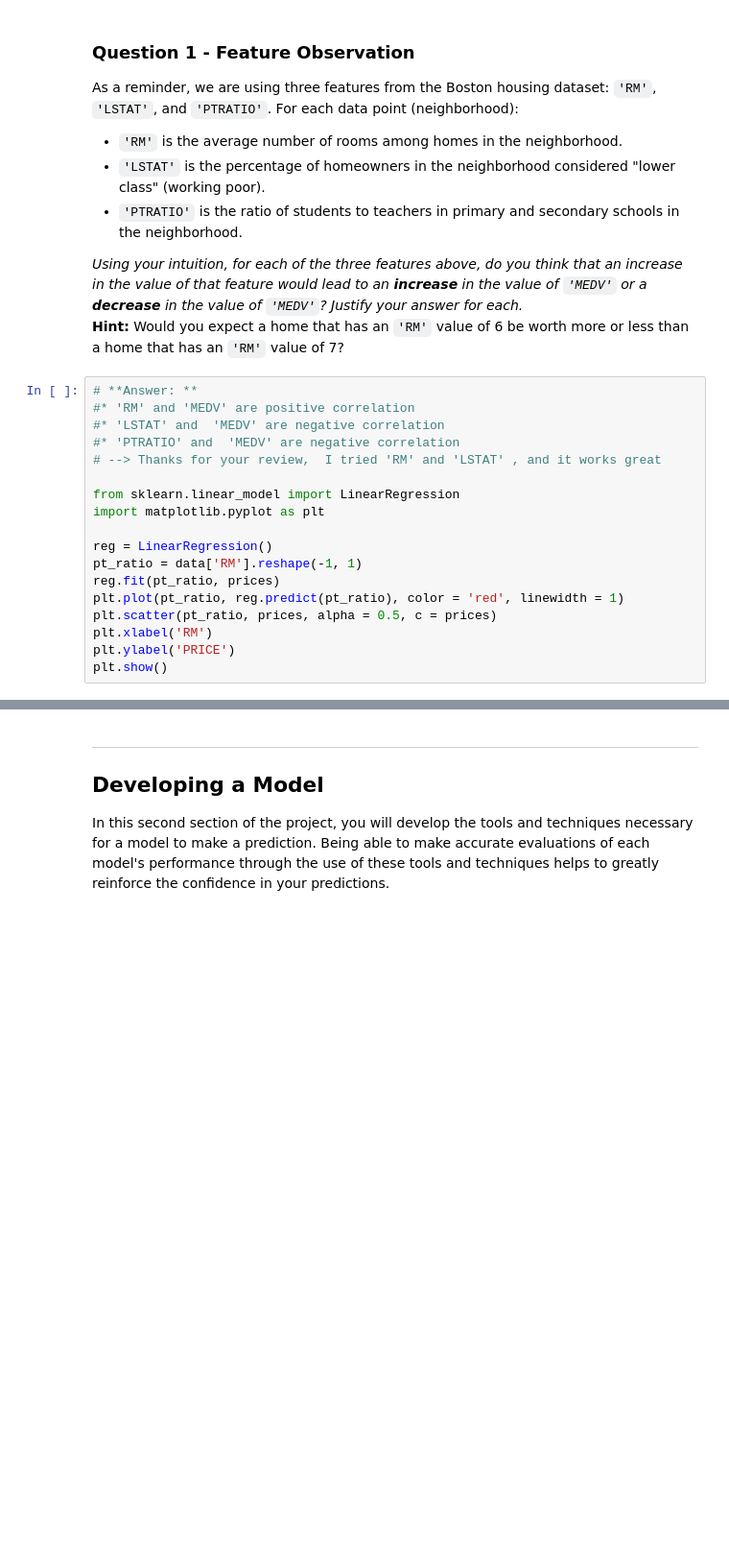
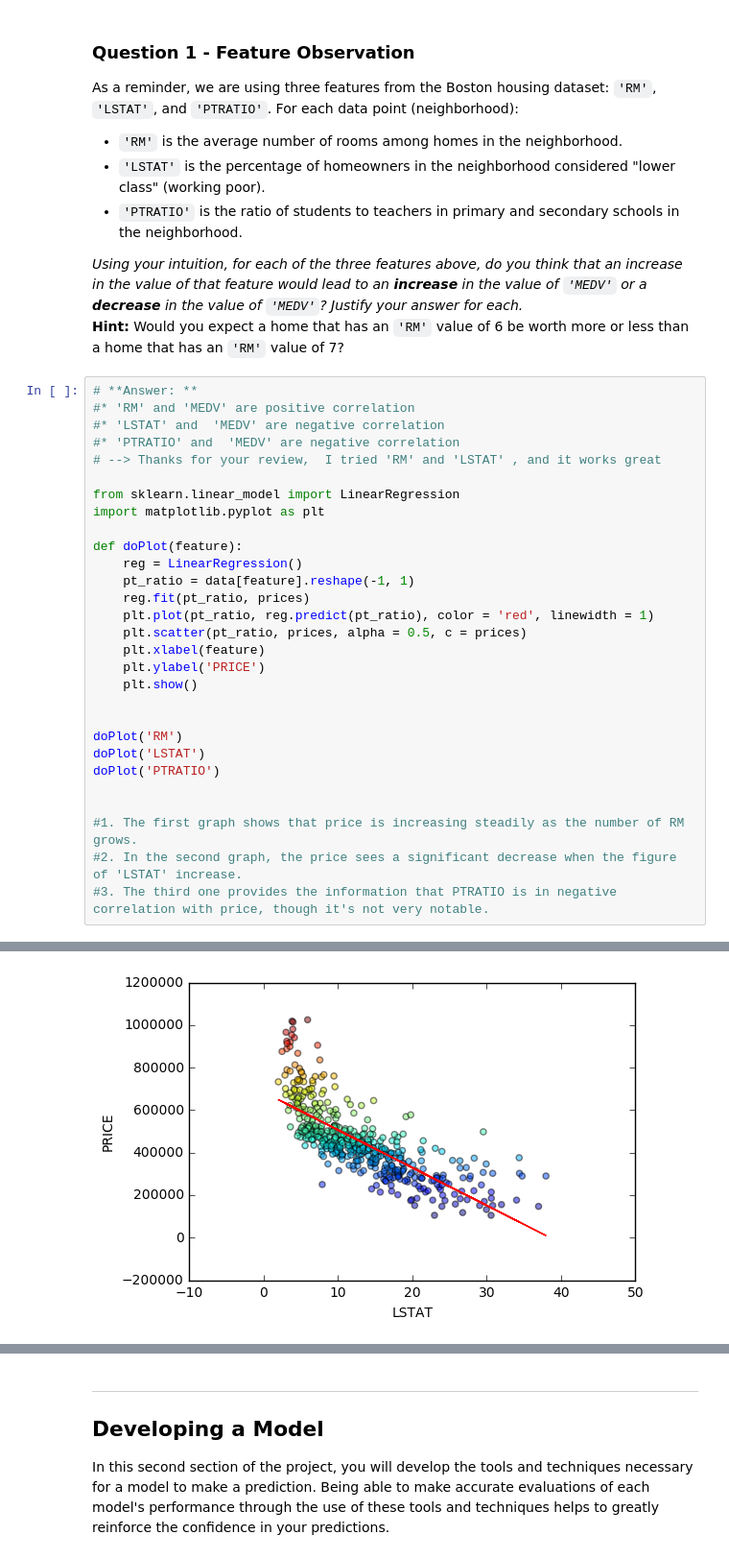
Before and after one commit to niuguy/machine-learning, a Jupyter notebook: projects/boston_housing/boston_housing.ipynb, the cells around one changed output, grey strips where cells are left out. Shown at 96% size. Saved outputs shown, nothing was run; the diff lists cells and outputs as text; blank space fills up the shorter version.

```diff
--- a/projects/boston_housing/boston_housing.ipynb
+++ b/projects/boston_housing/boston_housing.ipynb
@@ -95,20 +95,32 @@ _Using your intuition, for each of the three features above, do you think that a
 # %%
 # **Answer: **
 #* 'RM' and 'MEDV' are positive correlation
 #* 'LSTAT' and  'MEDV' are negative correlation
 #* 'PTRATIO' and  'MEDV' are negative correlation
 # --> Thanks for your review,  I tried 'RM' and 'LSTAT' , and it works great
 
 from sklearn.linear_model import LinearRegression
 import matplotlib.pyplot as plt
 
-reg = LinearRegression()
-pt_ratio = data['RM'].reshape(-1, 1)
-reg.fit(pt_ratio, prices)
-plt.plot(pt_ratio, reg.predict(pt_ratio), color = 'red', linewidth = 1)
-plt.scatter(pt_ratio, prices, alpha = 0.5, c = prices)
-plt.xlabel('RM')
-plt.ylabel('PRICE')
-plt.show()
+def doPlot(feature):
+    reg = LinearRegression()
+    pt_ratio = data[feature].reshape(-1, 1)
+    reg.fit(pt_ratio, prices)
+    plt.plot(pt_ratio, reg.predict(pt_ratio), color = 'red', linewidth = 1)
+    plt.scatter(pt_ratio, prices, alpha = 0.5, c = prices)
+    plt.xlabel(feature)
+    plt.ylabel('PRICE')
+    plt.show()
+
+
+doPlot('RM')
+doPlot('LSTAT')
+doPlot('PTRATIO')
+
+
+#1. The first graph shows that price is increasing steadily as the number of RM grows.
+#2. In the second graph, the price sees a significant decrease when the figure of 'LSTAT' increase.
+#3. The third one provides the information that PTRATIO is in negative correlation with price, though it's not very notable.
 # %% [output]
 [figure]
+[figure, added]
```
Also changed, not shown: parts of 8 cells of this notebook, 1 other file.
